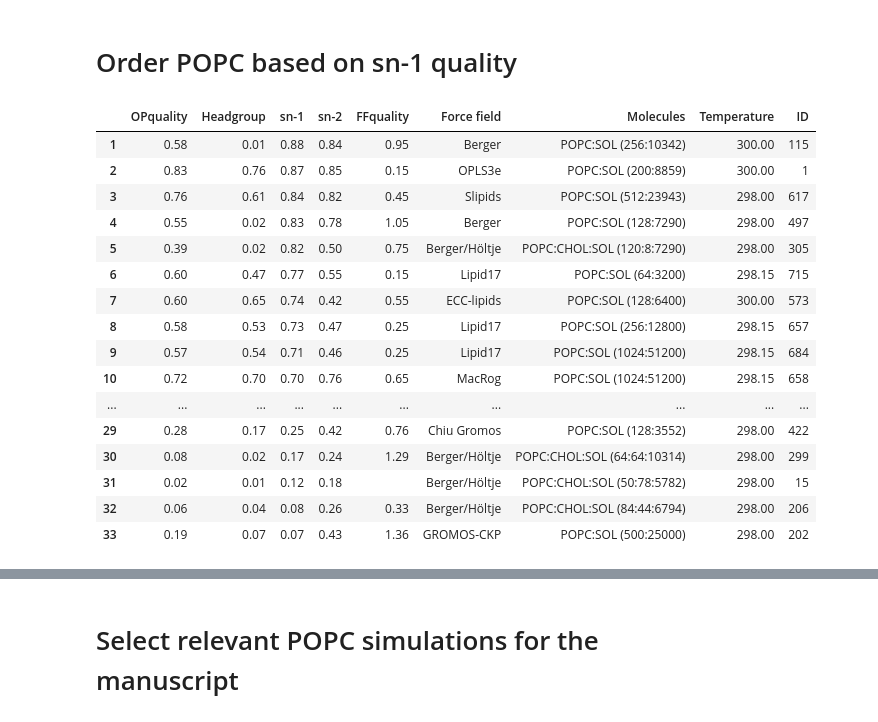
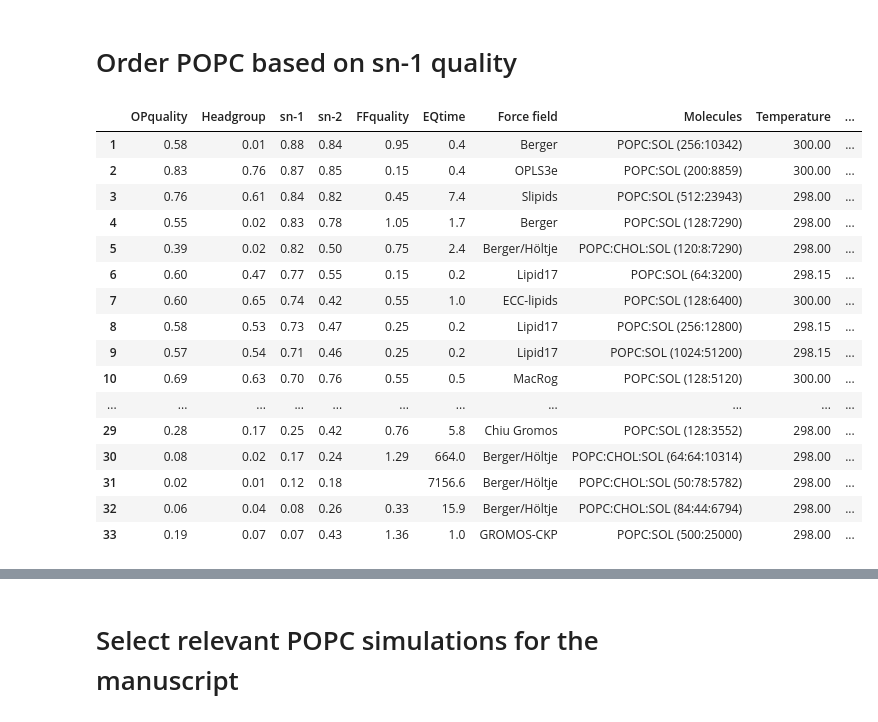
Before and after one commit to NMRLipids/DataBankManuscriptText, a Jupyter notebook: Figures/scripts/RankingTable.ipynb, the cells around one changed output, grey strips where cells are left out. Saved outputs shown, nothing was run; the diff lists cells and outputs as text; code cells hidden in the pictures.

Commit message:
Update ranking tables

```diff
--- a/Figures/scripts/RankingTable.ipynb
+++ b/Figures/scripts/RankingTable.ipynb
@@ -146,12 +146,17 @@ with open(NMRlipidsDataBankFolder + 'Data/Ranking/SYSTEM_total_Ranking.json') as
 TotalRanking = []
 index = 0
 for i in ranking:
-    print(i['system'])
     EQtimesFilePath = '../../../Databank/Scripts/AnalyzeDatabank/' + i['system']['path'] + '/eq_times.json'
-    #!cat {EQtimesFilePath}
     with open(EQtimesFilePath) as file:
         EQtimes = json.load(file)
-    print(EQtimes)
+
+    AVsum = 0
+    AVnr = 0
+    for j in EQtimes:
+        AVsum += EQtimes[j]
+        AVnr += 1
+
+    EQtimeAV = AVsum/AVnr
 
     dictToBeAdded = {}
     dictToBeAdded['tails'] = i['TotalQuality']['tails']
@@ -162,6 +167,8 @@ for i in ranking:
         dictToBeAdded['FFq'] = i['TotalQuality']['FFQuality']
     except:
         dictToBeAdded['FFq'] = ''
+
+    dictToBeAdded['EQtime'] = round(EQtimeAV,1)
 
     if i['system']['FF'] in lipid17:
         dictToBeAdded['Force field'] = 'lipid17'
@@ -301,6 +314,20 @@ index = 0
 for i in ranking:
     if i['TotalQuality']['ID'] not in IDs:
         continue
+
+    EQtimesFilePath = '../../../Databank/Scripts/AnalyzeDatabank/' + i['system']['path'] + '/eq_times.json'
+    #!cat {EQtimesFilePath}
+    with open(EQtimesFilePath) as file:
+        EQtimes = json.load(file)
+
+    AVsum = 0
+    AVnr = 0
+    for j in EQtimes:
+        AVsum += EQtimes[j]
+        AVnr += 1
+
+    EQtimeAV = AVsum/AVnr
+
     dictToBeAdded = {}
     dictToBeAdded['sn-1'] = i['POPE']['sn-1']
     dictToBeAdded['sn-2'] = i['POPE']['sn-2']
@@ -312,6 +339,8 @@ for i in ranking:
         dictToBeAdded['FFq'] = i['TotalQuality']['FFQuality']
     except:
         dictToBeAdded['FFq'] = ''
+
+    dictToBeAdded['EQtime'] = round(EQtimeAV,1)
 
     if i['system']['FF'] in lipid17:
         dictToBeAdded['Force field'] = 'lipid17'
@@ -358,6 +387,19 @@ with open(NMRlipidsDataBankFolder + 'Data/Ranking/POPC_sn-1_Ranking.json') as fi
 TotalRanking = []
 index = 0
 for i in ranking:
+    EQtimesFilePath = '../../../Databank/Scripts/AnalyzeDatabank/' + i['system']['path'] + '/eq_times.json'
+    #!cat {EQtimesFilePath}
+    with open(EQtimesFilePath) as file:
+        EQtimes = json.load(file)
+
+    AVsum = 0
+    AVnr = 0
+    for j in EQtimes:
+        AVsum += EQtimes[j]
+        AVnr += 1
+
+    EQtimeAV = AVsum/AVnr
+
     dictToBeAdded = {}
     dictToBeAdded['OPquality'] = i['TotalQuality']['total']
     dictToBeAdded['Headgroup'] = i['TotalQuality']['headgroup']
@@ -367,48 +409,51 @@ for i in ranking:
         dictToBeAdded['FFquality'] = i['TotalQuality']['FFQuality']
     except:
         dictToBeAdded['FFquality'] = ''
+
+    dictToBeAdded['EQtime'] = round(EQtimeAV,1)
+
 
     if i['system']['FF'] in lipid17:
         dictToBeAdded['Force field'] = 'lipid17'
     elif i['system']['FF'] in gromosCKP:
         dictToBeAdded['Force field'] = 'GROMOS-CKP'
     elif i['system']['FF'] in ECClipids:
          dictToBeAdded['Force field'] = 'ECClipids'
     elif i['system']['FF'] in lipid17ff99:
             dictToBeAdded['Force field'] = 'Lipid17 (ff99 ions)'
     elif i['system']['FF'] in lipid17dang:
         dictToBeAdded['Force field'] = 'Lipid17 (Dang ions)'
     elif i['system']['FF'] in BergerHoljte:
         dictToBeAdded['Force field'] = 'Berger/Höltje'
     else:
         dictToBeAdded['Force field'] = i['TotalQuality']['Forcefield']
 
     dictToBeAdded['Molecules'] = i['TotalQuality']['Molecules'] + i['TotalQuality']['Number of molecules']
     dictToBeAdded['Temperature'] = i['TotalQuality']['Temperature']
     dictToBeAdded['ID'] = i['TotalQuality']['ID']
     if index < 33:
         TotalRanking.append(dictToBeAdded)
     index += 1
 
 TR = pd.json_normalize(TotalRanking)
 TR.index = TR.index + 1
 display(TR)
 dfi.export(TR,"TotalRankingPOPC.png")
 # %% [output]
-|  | OPquality | Headgroup | sn-1 | sn-2 | FFquality | Force field | Molecules | Temperature | ID |
-| 1 | 0.58 | 0.01 | 0.88 | 0.84 | 0.95 | Berger | POPC:SOL (256:10342) | 300.00 | 115 |
-| 2 | 0.83 | 0.76 | 0.87 | 0.85 | 0.15 | OPLS3e | POPC:SOL (200:8859) | 300.00 | 1 |
-| 3 | 0.76 | 0.61 | 0.84 | 0.82 | 0.45 | Slipids | POPC:SOL (512:23943) | 298.00 | 617 |
-| 4 | 0.55 | 0.02 | 0.83 | 0.78 | 1.05 | Berger | POPC:SOL (128:7290) | 298.00 | 497 |
-| 5 | 0.39 | 0.02 | 0.82 | 0.50 | 0.75 | Berger/Höltje | POPC:CHOL:SOL (120:8:7290) | 298.00 | 305 |
-| 6 | 0.60 | 0.47 | 0.77 | 0.55 | 0.15 | Lipid17 | POPC:SOL (64:3200) | 298.15 | 715 |
-| 7 | 0.60 | 0.65 | 0.74 | 0.42 | 0.55 | ECC-lipids | POPC:SOL (128:6400) | 300.00 | 573 |
-| 8 | 0.58 | 0.53 | 0.73 | 0.47 | 0.25 | Lipid17 | POPC:SOL (256:12800) | 298.15 | 657 |
-| 9 | 0.57 | 0.54 | 0.71 | 0.46 | 0.25 | Lipid17 | POPC:SOL (1024:51200) | 298.15 | 684 |
-| 10 | 0.72 | 0.70 | 0.70 | 0.76 | 0.65 | MacRog | POPC:SOL (1024:51200) | 298.15 | 658 |
-| ... | ... | ... | ... | ... | ... | ... | ... | ... | ... |
-| 29 | 0.28 | 0.17 | 0.25 | 0.42 | 0.76 | Chiu Gromos | POPC:SOL (128:3552) | 298.00 | 422 |
-| 30 | 0.08 | 0.02 | 0.17 | 0.24 | 1.29 | Berger/Höltje | POPC:CHOL:SOL (64:64:10314) | 298.00 | 299 |
-| 31 | 0.02 | 0.01 | 0.12 | 0.18 |  | Berger/Höltje | POPC:CHOL:SOL (50:78:5782) | 298.00 | 15 |
-| 32 | 0.06 | 0.04 | 0.08 | 0.26 | 0.33 | Berger/Höltje | POPC:CHOL:SOL (84:44:6794) | 298.00 | 206 |
-| 33 | 0.19 | 0.07 | 0.07 | 0.43 | 1.36 | GROMOS-CKP | POPC:SOL (500:25000) | 298.00 | 202 |
+|  | OPquality | Headgroup | sn-1 | sn-2 | FFquality | EQtime | Force field | Molecules | Temperature | ... |
+| 1 | 0.58 | 0.01 | 0.88 | 0.84 | 0.95 | 0.4 | Berger | POPC:SOL (256:10342) | 300.00 | ... |
+| 2 | 0.83 | 0.76 | 0.87 | 0.85 | 0.15 | 0.4 | OPLS3e | POPC:SOL (200:8859) | 300.00 | ... |
+| 3 | 0.76 | 0.61 | 0.84 | 0.82 | 0.45 | 7.4 | Slipids | POPC:SOL (512:23943) | 298.00 | ... |
+| 4 | 0.55 | 0.02 | 0.83 | 0.78 | 1.05 | 1.7 | Berger | POPC:SOL (128:7290) | 298.00 | ... |
+| 5 | 0.39 | 0.02 | 0.82 | 0.50 | 0.75 | 2.4 | Berger/Höltje | POPC:CHOL:SOL (120:8:7290) | 298.00 | ... |
+| 6 | 0.60 | 0.47 | 0.77 | 0.55 | 0.15 | 0.2 | Lipid17 | POPC:SOL (64:3200) | 298.15 | ... |
+| 7 | 0.60 | 0.65 | 0.74 | 0.42 | 0.55 | 1.0 | ECC-lipids | POPC:SOL (128:6400) | 300.00 | ... |
+| 8 | 0.58 | 0.53 | 0.73 | 0.47 | 0.25 | 0.2 | Lipid17 | POPC:SOL (256:12800) | 298.15 | ... |
+| 9 | 0.57 | 0.54 | 0.71 | 0.46 | 0.25 | 0.2 | Lipid17 | POPC:SOL (1024:51200) | 298.15 | ... |
+| 10 | 0.69 | 0.63 | 0.70 | 0.76 | 0.55 | 0.5 | MacRog | POPC:SOL (128:5120) | 300.00 | ... |
+| ... | ... | ... | ... | ... | ... | ... | ... | ... | ... | ... |
+| 29 | 0.28 | 0.17 | 0.25 | 0.42 | 0.76 | 5.8 | Chiu Gromos | POPC:SOL (128:3552) | 298.00 | ... |
+| 30 | 0.08 | 0.02 | 0.17 | 0.24 | 1.29 | 664.0 | Berger/Höltje | POPC:CHOL:SOL (64:64:10314) | 298.00 | ... |
+| 31 | 0.02 | 0.01 | 0.12 | 0.18 |  | 7156.6 | Berger/Höltje | POPC:CHOL:SOL (50:78:5782) | 298.00 | ... |
+| 32 | 0.06 | 0.04 | 0.08 | 0.26 | 0.33 | 15.9 | Berger/Höltje | POPC:CHOL:SOL (84:44:6794) | 298.00 | ... |
+| 33 | 0.19 | 0.07 | 0.07 | 0.43 | 1.36 | 1.0 | GROMOS-CKP | POPC:SOL (500:25000) | 298.00 | ... |
```
Also changed, not shown: parts of 5 cells of this notebook, 1 other file.
